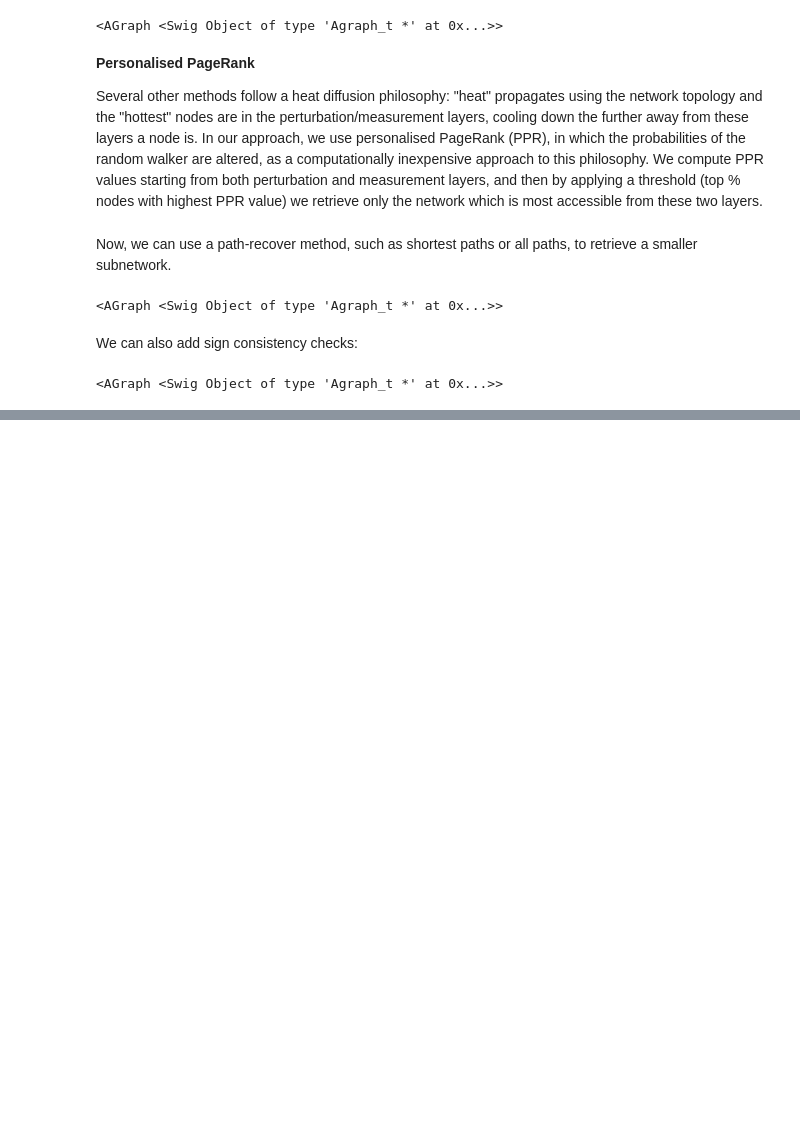
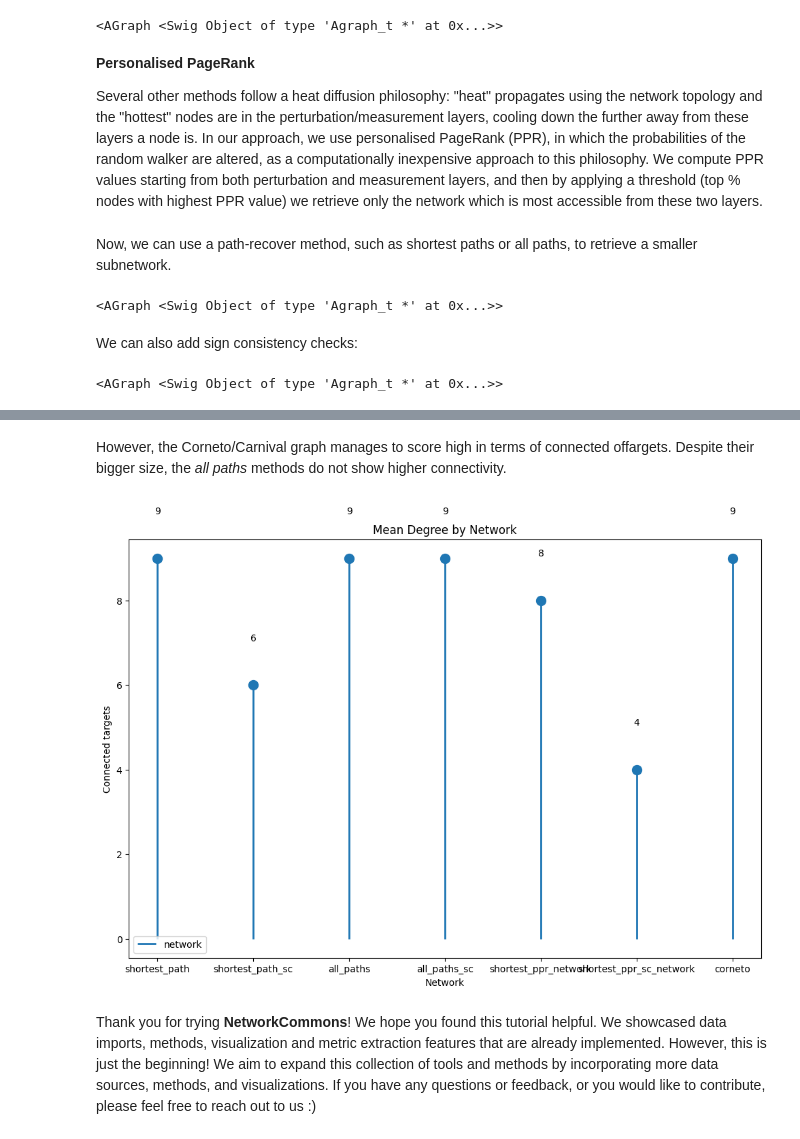
Before and after one commit to saezlab/networkcommons, a Jupyter notebook: docs/src/vignettes/1_simple_example.ipynb, the cells around one changed output, grey strips where cells are left out. Drawn from its saved outputs; the diff is of its cells as text; code cells hidden in the pictures; blank space fills up the shorter version.

```diff
--- a/docs/src/vignettes/1_simple_example.ipynb
+++ b/docs/src/vignettes/1_simple_example.ipynb
@@ -268,0 +291,10 @@ display(a)
+# %% [markdown]
+However, the Corneto/Carnival graph manages to score high in terms of connected offargets. Despite their bigger size, the *all paths* methods do not show higher connectivity.
+# %%
+nc.visual.lollipop_plot(metrics, 'network', 'Connected targets', orientation='vertical', color_palette='tab10', size=10, linewidth=2, marker='o', title='Mean Degree by Network', render=True)
+# %% [output]
+[figure, added]
+# %% [markdown]
+Thank you for trying **NetworkCommons**! We hope you found this tutorial helpful. We showcased data imports, methods, visualization and metric extraction features that are already implemented.
+However, this is just the beginning! We aim to expand this collection of tools and methods by incorporating more data sources, methods, and visualizations.
+If you have any questions or feedback, or you would like to contribute, please feel free to reach out to us :)
```
Also changed, not shown: parts of 47 cells of this notebook, 1 other file.
